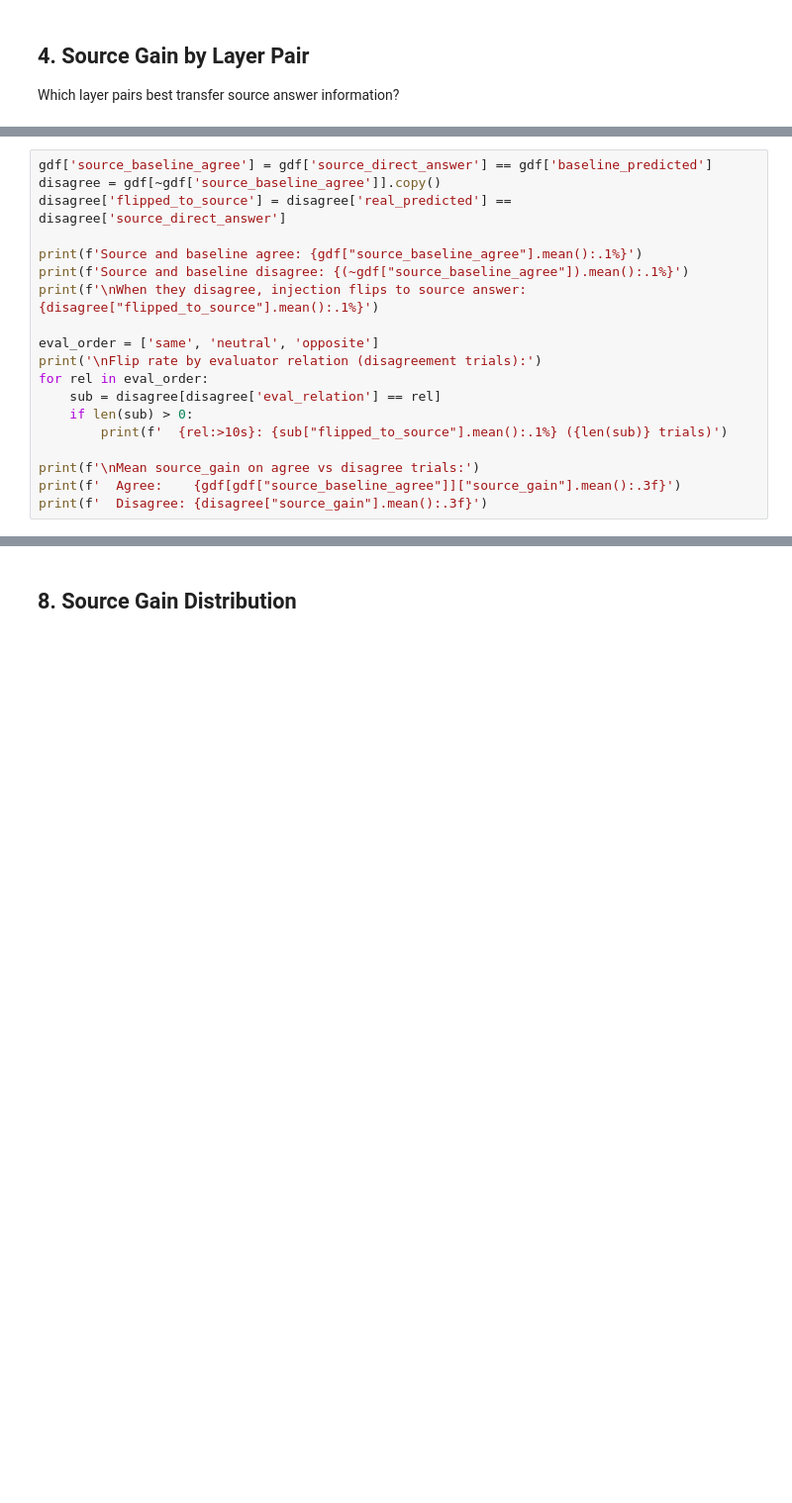
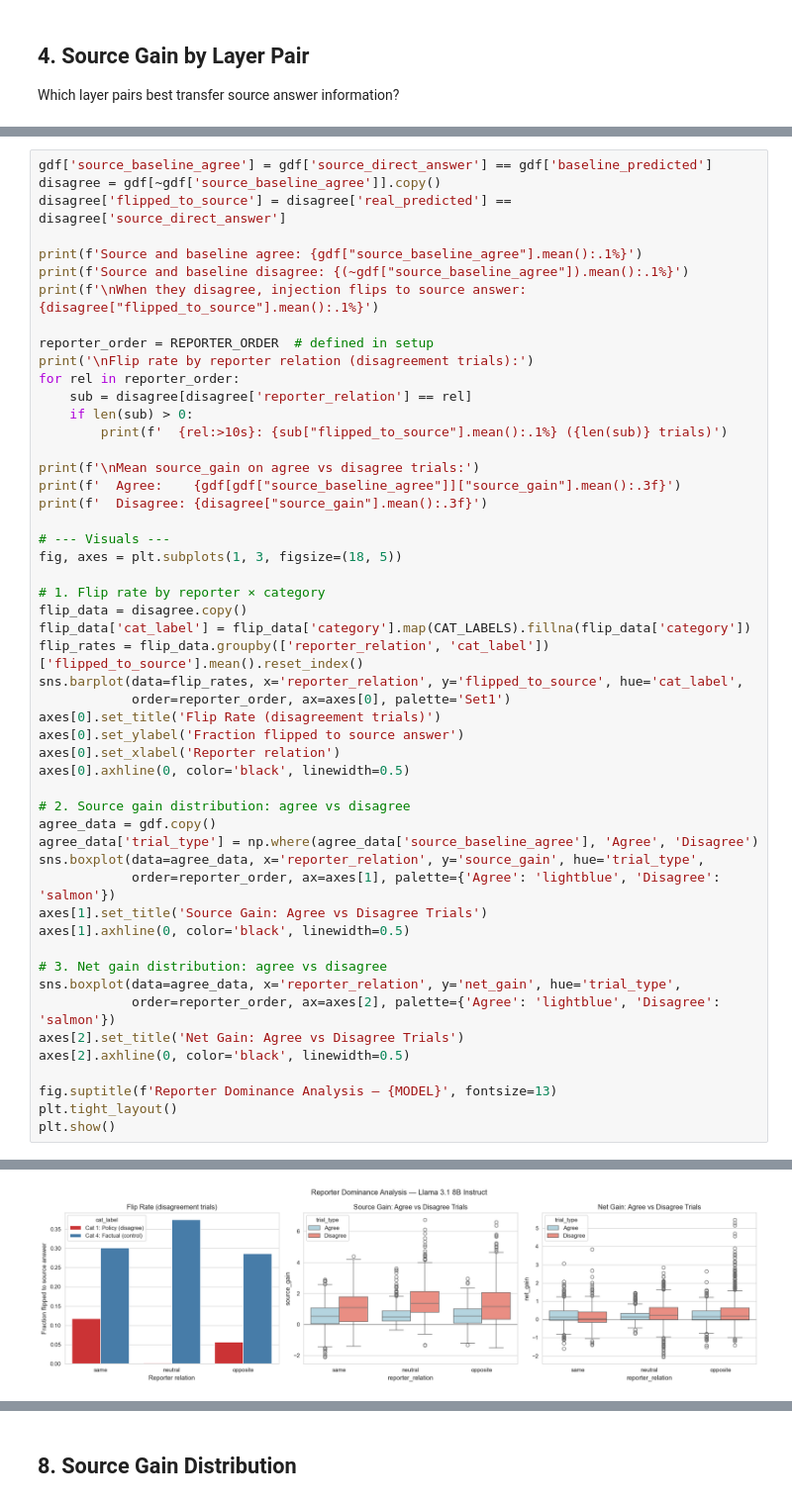
Before and after one commit to tristan-day-research/cross-persona-introspection, a Jupyter notebook: analysis/analyze_patchscope.ipynb, the cells around one changed output, grey strips where cells are left out. Shown at 99% size. Saved outputs shown, nothing was run; the diff lists cells and outputs as text; blank space fills up the shorter version.

```diff
--- a/analysis/analyze_patchscope.ipynb
+++ b/analysis/analyze_patchscope.ipynb
@@ -264,13 +413,46 @@ print(f'Source and baseline agree: {gdf["source_baseline_agree"].mean():.1%}')
 print(f'Source and baseline disagree: {(~gdf["source_baseline_agree"]).mean():.1%}')
 print(f'\nWhen they disagree, injection flips to source answer: {disagree["flipped_to_source"].mean():.1%}')
 
-eval_order = ['same', 'neutral', 'opposite']
-print('\nFlip rate by evaluator relation (disagreement trials):')
-for rel in eval_order:
-    sub = disagree[disagree['eval_relation'] == rel]
+reporter_order = REPORTER_ORDER  # defined in setup
+print('\nFlip rate by reporter relation (disagreement trials):')
+for rel in reporter_order:
+    sub = disagree[disagree['reporter_relation'] == rel]
     if len(sub) > 0:
         print(f'  {rel:>10s}: {sub["flipped_to_source"].mean():.1%} ({len(sub)} trials)')
 
 print(f'\nMean source_gain on agree vs disagree trials:')
 print(f'  Agree:    {gdf[gdf["source_baseline_agree"]]["source_gain"].mean():.3f}')
 print(f'  Disagree: {disagree["source_gain"].mean():.3f}')
+
+# --- Visuals ---
+fig, axes = plt.subplots(1, 3, figsize=(18, 5))
+
+# 1. Flip rate by reporter × category
+flip_data = disagree.copy()
+flip_data['cat_label'] = flip_data['category'].map(CAT_LABELS).fillna(flip_data['category'])
+flip_rates = flip_data.groupby(['reporter_relation', 'cat_label'])['flipped_to_source'].mean().reset_index()
+sns.barplot(data=flip_rates, x='reporter_relation', y='flipped_to_source', hue='cat_label',
+            order=reporter_order, ax=axes[0], palette='Set1')
+axes[0].set_title('Flip Rate (disagreement trials)')
+axes[0].set_ylabel('Fraction flipped to source answer')
+axes[0].set_xlabel('Reporter relation')
+axes[0].axhline(0, color='black', linewidth=0.5)
+
+# 2. Source gain distribution: agree vs disagree
+agree_data = gdf.copy()
+agree_data['trial_type'] = np.where(agree_data['source_baseline_agree'], 'Agree', 'Disagree')
+sns.boxplot(data=agree_data, x='reporter_relation', y='source_gain', hue='trial_type',
+            order=reporter_order, ax=axes[1], palette={'Agree': 'lightblue', 'Disagree': 'salmon'})
+axes[1].set_title('Source Gain: Agree vs Disagree Trials')
+axes[1].axhline(0, color='black', linewidth=0.5)
+
+# 3. Net gain distribution: agree vs disagree
+sns.boxplot(data=agree_data, x='reporter_relation', y='net_gain', hue='trial_type',
+            order=reporter_order, ax=axes[2], palette={'Agree': 'lightblue', 'Disagree': 'salmon'})
+axes[2].set_title('Net Gain: Agree vs Disagree Trials')
+axes[2].axhline(0, color='black', linewidth=0.5)
+
+fig.suptitle(f'Reporter Dominance Analysis — {MODEL}', fontsize=13)
+plt.tight_layout()
+plt.show()
+# %% [output]
@@ -276,0 +472 @@ print(f'  Disagree: {disagree["source_gain"].mean():.3f}')
+[figure, added]
```
Also changed, not shown: parts of 30 cells of this notebook, 3 other files.
